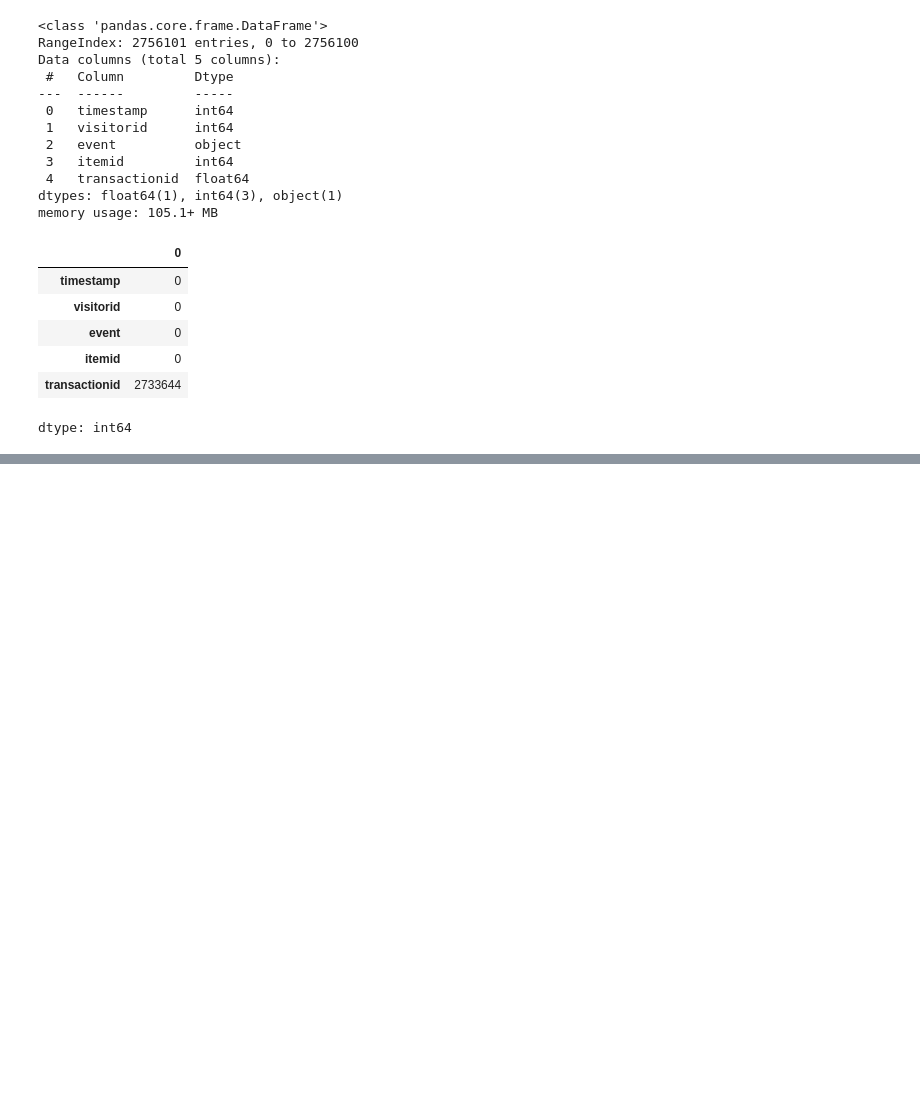
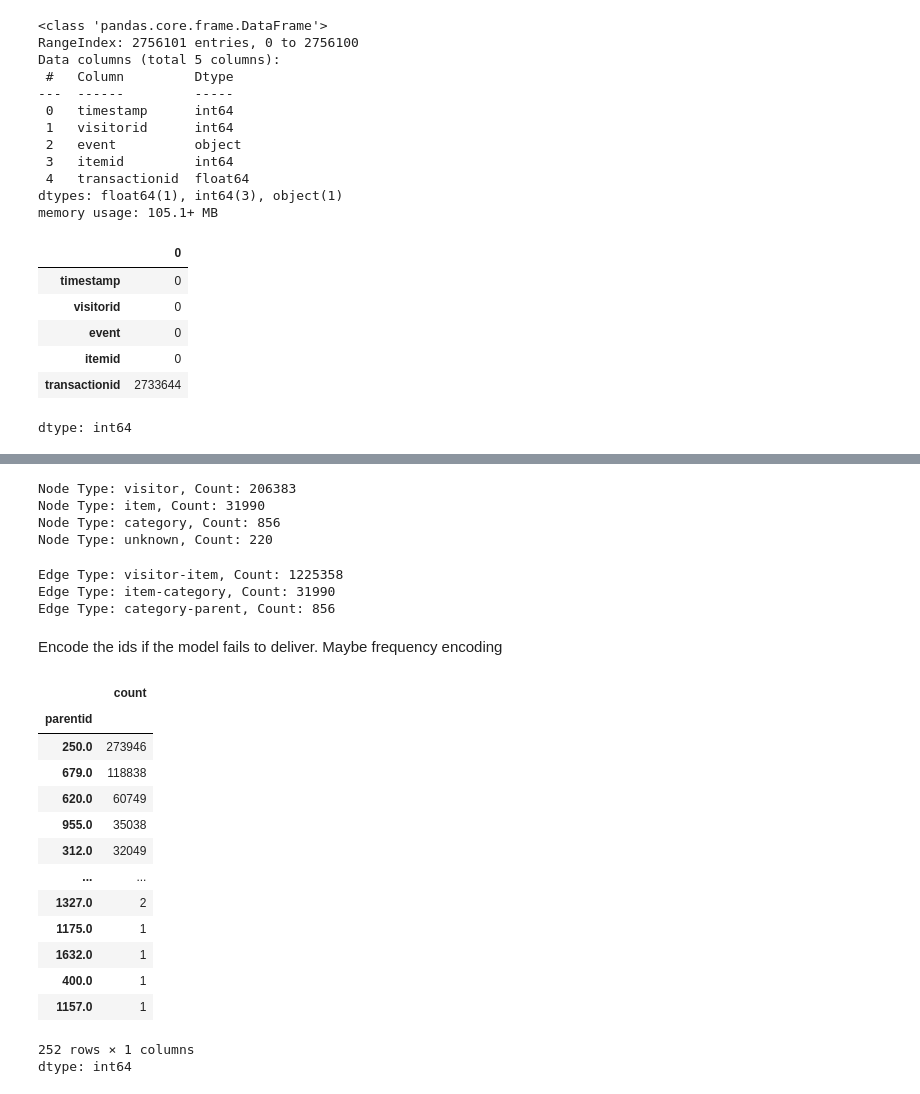
Before and after one commit to GinuraAdikari/InsightHive, a Jupyter notebook: MetaPath2Vec.ipynb, the cells around one changed output, grey strips where cells are left out. Drawn from its saved outputs; the diff is of its cells as text; code cells hidden in the pictures; blank space fills up the shorter version.

```diff
--- a/MetaPath2Vec.ipynb
+++ b/MetaPath2Vec.ipynb
@@ -603,0 +554,26 @@ event_df['visitorid'] = event_df['visitorid'].astype(str)
+# %%
+import pandas as pd
+
+# Convert timestamp columns to datetime for comparison and merging
+event_df['timestamp'] = pd.to_datetime(event_df['timestamp'])
+item_final['from'] = pd.to_datetime(item_final['from'])
+item_final['to'] = pd.to_datetime(item_final['to'])
+
+# Rename columns to avoid conflicts after merging
+item_final = item_final.rename(columns={'categoryid': 'item_categoryid', 'parentid': 'item_parentid'})
+
+# Merge event_df and item_final based on 'itemid'
+merged_df = pd.merge(event_df, item_final, on='itemid', how='left')
+
+# Filter the merged DataFrame based on timestamp range
+filtered_df = merged_df[
+    (merged_df['from'] <= merged_df['timestamp']) & (merged_df['timestamp'] <= merged_df['to'])
+]
+
+# Select relevant columns and rename them back to original names
+event_df = filtered_df[['visitorid', 'timestamp', 'itemid', 'event', 'is_transaction',
+                         'item_categoryid', 'item_parentid', 'availability']]
+event_df = event_df.rename(columns={'item_categoryid': 'categoryid', 'item_parentid': 'parentid'})
+
+# Display the updated event_df
+print(event_df)
@@ -683,3 +715,36 @@ Average degree: 4.213530922529342
+# %%
+from collections import defaultdict
+
+node_type_counts = defaultdict(int)
+
+for node, data in graph.nodes(data=True):  # Iterate with data=True to get node attributes
+    node_type = data.get('type', 'unknown')  # Access the 'type' attribute, default to 'unknown' if not found
+    node_type_counts[node_type] += 1
+
+# Print the counts
+for node_type, count in node_type_counts.items():
+    print(f"Node Type: {node_type}, Count: {count}")
+# %% [output]
+Node Type: visitor, Count: 206383
+Node Type: item, Count: 31990
+Node Type: category, Count: 856
+Node Type: unknown, Count: 220
+# %%
+edge_type_counts = defaultdict(int)
+
+for u, v, data in graph.edges(data=True):  # Iterate with data=True to access edge attributes
+    edge_type = data['type']
+    edge_type_counts[edge_type] += 1
+
+# Print the counts
+for edge_type, count in edge_type_counts.items():
+    print(f"Edge Type: {edge_type}, Count: {count}")
+# %% [output]
+Edge Type: visitor-item, Count: 1225358
+Edge Type: item-category, Count: 31990
+Edge Type: category-parent, Count: 856
+# %% [markdown]
+Encode the ids if the model fails to deliver. Maybe frequency encoding
 # %%
 from sklearn.preprocessing import LabelEncoder
 
@@ -696,6 +761,24 @@ for visitor_id, group in event_df.groupby('visitorid'):
     graph.nodes[visitor_id]['total_interactions'] = total_interactions
     graph.nodes[visitor_id]['transaction_frequency'] = transaction_frequency
     graph.nodes[visitor_id]['distinct_items'] = distinct_items
+# %%
+event_df['parentid'].value_counts()
+# %% [output]
+|  | count |
+| parentid |  |
+| 250.0 | 273946 |
+| 679.0 | 118838 |
+| 620.0 | 60749 |
+| 955.0 | 35038 |
+| 312.0 | 32049 |
+| ... | ... |
+| 1327.0 | 2 |
+| 1175.0 | 1 |
+| 1632.0 | 1 |
+| 400.0 | 1 |
+| 1157.0 | 1 |
+252 rows × 1 columns
+dtype: int64
 # %%
 # Example metapath: 'visitor -> item -> category -> visitor'
 metapath = [('visitor', 'viewed', 'item'),
```
Also changed, not shown: parts of 35 cells of this notebook.
